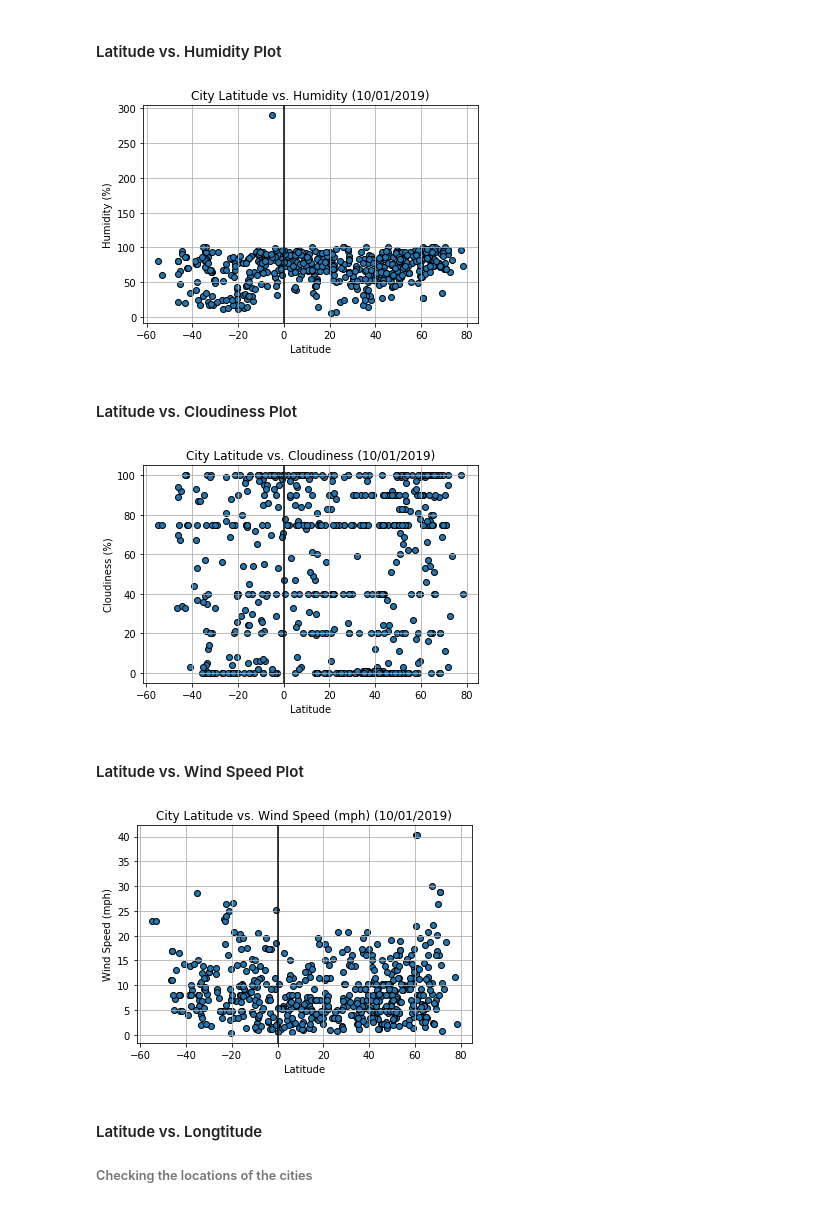
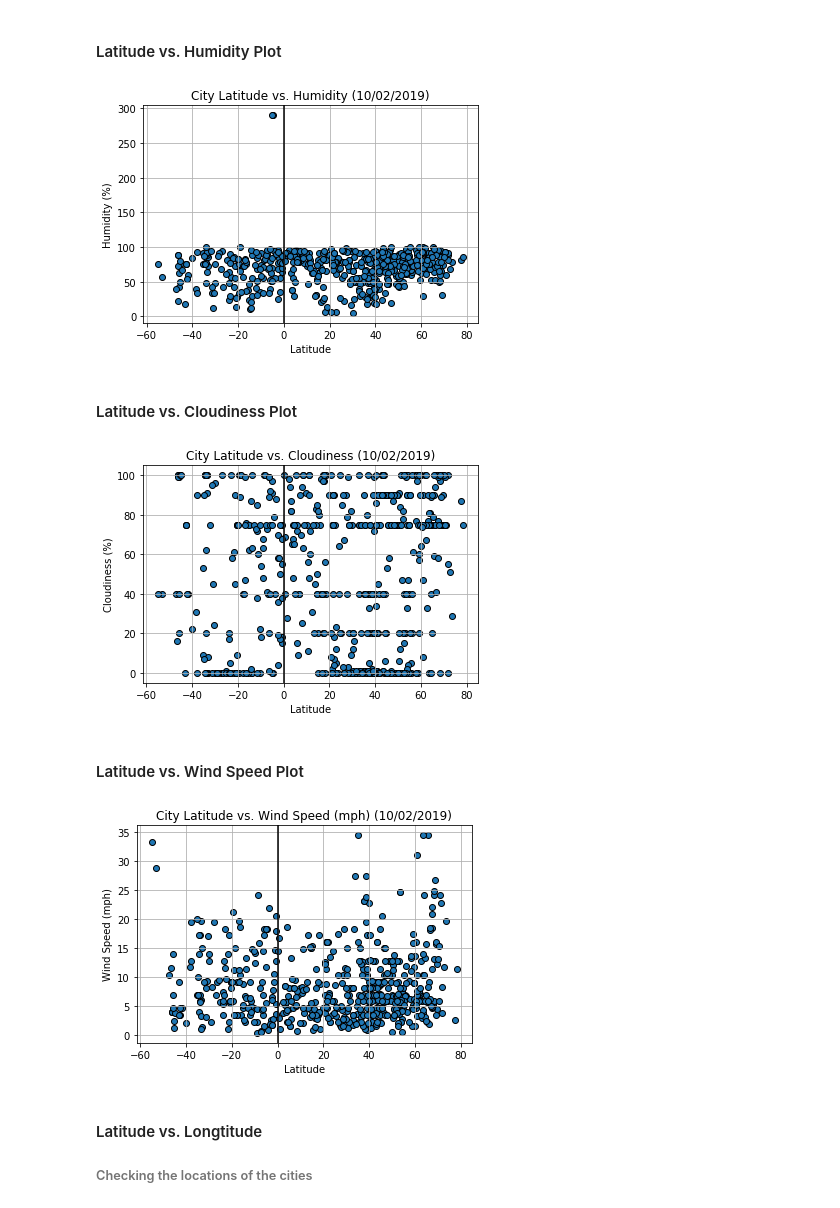
Before and after one commit to ahmedgurbuz/SMU_Assignments, a Jupyter notebook: Unit_06_API/WeatherPy.ipynb, the cells around one changed output. Cells and saved outputs as stored; diff of their text form; code cells hidden in the pictures.

```diff
--- a/Unit_06_API/WeatherPy.ipynb
+++ b/Unit_06_API/WeatherPy.ipynb
@@ -153,5 +150,7 @@ Data retrieval finished
 # %%
 # Export the city data into a csv file
 data_csv = data_df.to_csv(r"C:\Users\AG\Documents\SMU_Assignments\Unit_06_API\data.csv", index = None, header=True)
+# %%
+data_df = pd.read_csv(r"C:\Users\AG\Documents\SMU_Assignments\Unit_06_API\data.csv")
 # %%
 # Display the Data Frame
@@ -236,7 +217,7 @@ plt.show()
 plt.scatter(data_df["Lat"], data_df["Humidity"], edgecolor = 'black')
 
 # Give the chart a title, x label, y label and grid
-plt.title("City Latitude vs. Humidity (10/01/2019)")
+plt.title("City Latitude vs. Humidity (10/02/2019)")
 plt.xlabel("Latitude")
 plt.ylabel("Humidity (%)")
 
@@ -252,7 +233,7 @@ plt.savefig(r"C:\Users\AG\Documents\SMU_Assignments\Unit_06_API\plots\lat_and_hu
 # Show the Figure
 plt.show()
 # %% [output]
-[figure, old version]
+[figure, new version]
 # %% [markdown]
 #### Latitude vs. Cloudiness Plot
 # %%
@@ -260,7 +241,7 @@ plt.show()
 plt.scatter(data_df["Lat"], data_df["Cloudiness"], edgecolor = 'black')
 
 # Give the chart a title, x label, y label and grid
-plt.title("City Latitude vs. Cloudiness (10/01/2019)")
+plt.title("City Latitude vs. Cloudiness (10/02/2019)")
 plt.xlabel("Latitude")
 plt.ylabel("Cloudiness (%)")
 
@@ -276,31 +257,31 @@ plt.savefig(r"C:\Users\AG\Documents\SMU_Assignments\Unit_06_API\plots\lat_and_cl
 # Show the Figure
 plt.show()
 # %% [output]
-[figure, old version]
+[figure, new version]
 # %% [markdown]
 #### Latitude vs. Wind Speed Plot
 # %%
 # Create scatter plot to compare Lattitude and Max Temp. of the randomly selected cities in the Data Frame
 plt.scatter(data_df["Lat"], data_df["Wind Speed"], edgecolor = 'black')
 
 # Give the chart a title, x label, y label and grid
-plt.title("City Latitude vs. Wind Speed (mph) (10/01/2019)")
+plt.title("City Latitude vs. Wind Speed (mph) (10/02/2019)")
 plt.xlabel("Latitude")
 plt.ylabel("Wind Speed (mph)")
 
 # Plot grid
 plt.grid(True)
 
 # Plot vertical line at 0 latitude (equator)
 plt.axvline(x=0, color = 'black')
 
 # Save the Figure
 plt.savefig(r"C:\Users\AG\Documents\SMU_Assignments\Unit_06_API\plots\lat_and_windspeed.png")
 
 # Show the Figure
 plt.show()
 # %% [output]
-[figure, old version]
+[figure, new version]
 # %% [markdown]
 #### Latitude vs. Longtitude
 
```
Also changed, not shown: parts of 9 cells of this notebook, 1 other file.
